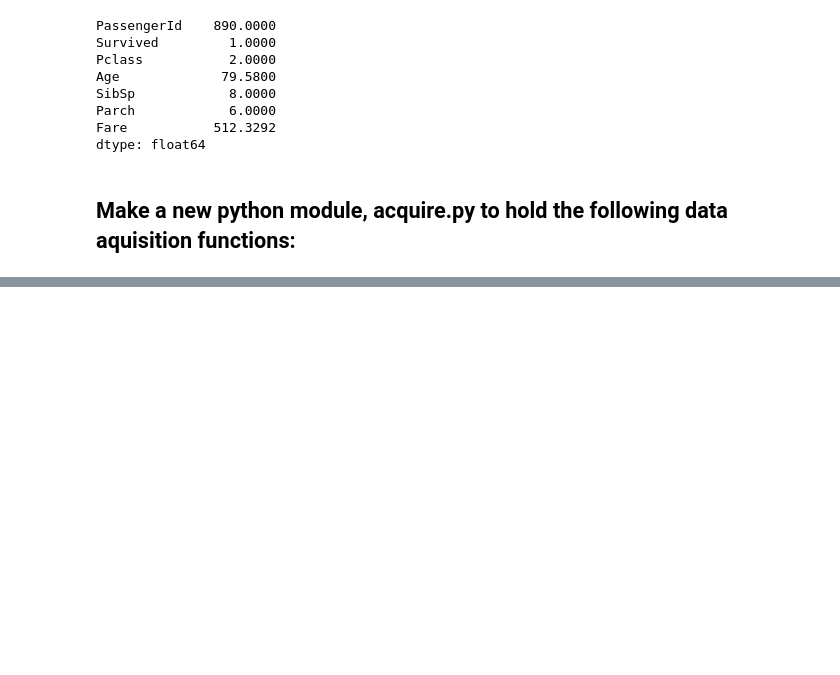
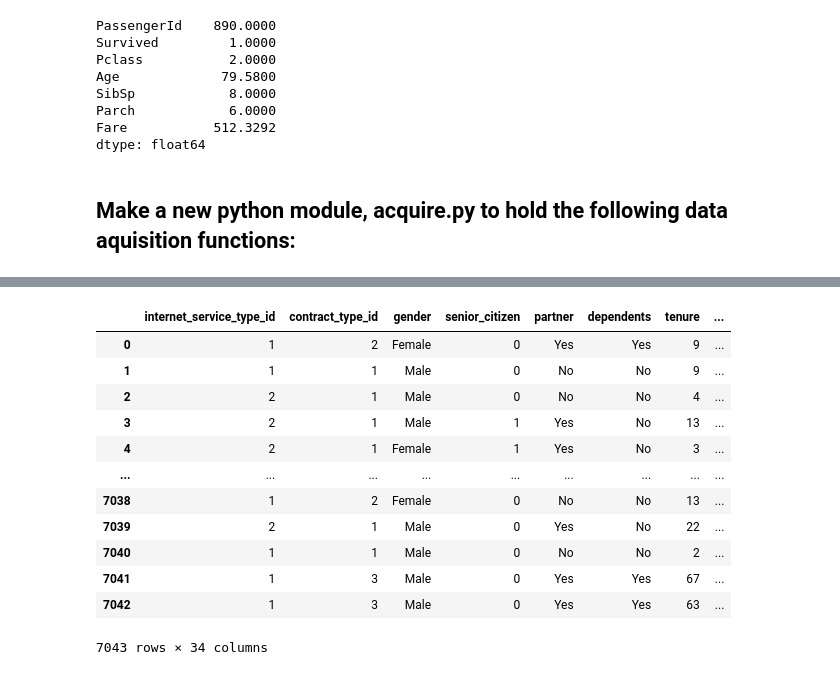
Before and after one commit to Zachary-Stufflebeme/Classification-exercises-MIRZ, a Jupyter notebook: classification_exercises.ipynb, the cells around one changed output, grey strips where cells are left out. Cells and saved outputs as stored; diff of their text form; code cells hidden in the pictures; blank space fills up the shorter version.

```diff
--- a/classification_exercises.ipynb
+++ b/classification_exercises.ipynb
@@ -226,0 +409,30 @@ dtype: float64
+# %%
+df['is_female'] = df.gender.map({'Female': 1, 'Male': 0})
+df['has_partner'] = df.partner.map({'Yes': 1, 'No': 0})
+df['has_dependents'] = df.dependents.map({'Yes': 1, 'No': 0})
+df['has_phone_service'] = df.phone_service.map({'Yes': 1, 'No': 0})
+df['uses_paperless_billing'] = df.paperless_billing.map({'Yes': 1, 'No': 0})
+df['did_churn'] = df.churn.map({'Yes': 1, 'No': 0})
+df['has_mult_lines'] = df.multiple_lines.map({'No' : 0, 'Yes' : 1,'No phone': 2 })
+df['has_online_security'] = df.online_security.map({'No' : 0, 'Yes' : 1, 'No Internet Service' : 2})
+df['has_online_backup'] = df.online_backup.map({'No' : 0, 'Yes' : 1, 'No Internet Service' : 2})
+df['has_device_protection'] = df.device_protection.map({'No' : 0, 'Yes' : 1, 'No Internet Service' : 2})
+df['has_tech_support'] = df.tech_support.map({'No' : 0, 'Yes' : 1, 'No Internet Service' : 2})
+df['can_stream_tv'] = df.streaming_tv.map({'No' : 0, 'Yes' : 1, 'No Internet Service' : 2})
+df['can_stream_movie'] = df.streaming_movies.map({'No' : 0, 'Yes' : 1, 'No Internet Service' : 2})
+# %%
+df
+# %% [output]
+|  | internet_service_type_id | contract_type_id | gender | senior_citizen | partner | dependents | tenure | ... |
+| 0 | 1 | 2 | Female | 0 | Yes | Yes | 9 | ... |
+| 1 | 1 | 1 | Male | 0 | No | No | 9 | ... |
+| 2 | 2 | 1 | Male | 0 | No | No | 4 | ... |
+| 3 | 2 | 1 | Male | 1 | Yes | No | 13 | ... |
+| 4 | 2 | 1 | Female | 1 | Yes | No | 3 | ... |
+| ... | ... | ... | ... | ... | ... | ... | ... | ... |
+| 7038 | 1 | 2 | Female | 0 | No | No | 13 | ... |
+| 7039 | 2 | 1 | Male | 0 | Yes | No | 22 | ... |
+| 7040 | 1 | 1 | Male | 0 | No | No | 2 | ... |
+| 7041 | 1 | 3 | Male | 0 | Yes | Yes | 67 | ... |
+| 7042 | 1 | 3 | Male | 0 | Yes | Yes | 63 | ... |
+7043 rows × 34 columns
```
Also changed, not shown: parts of 48 cells of this notebook, 1 other file.
